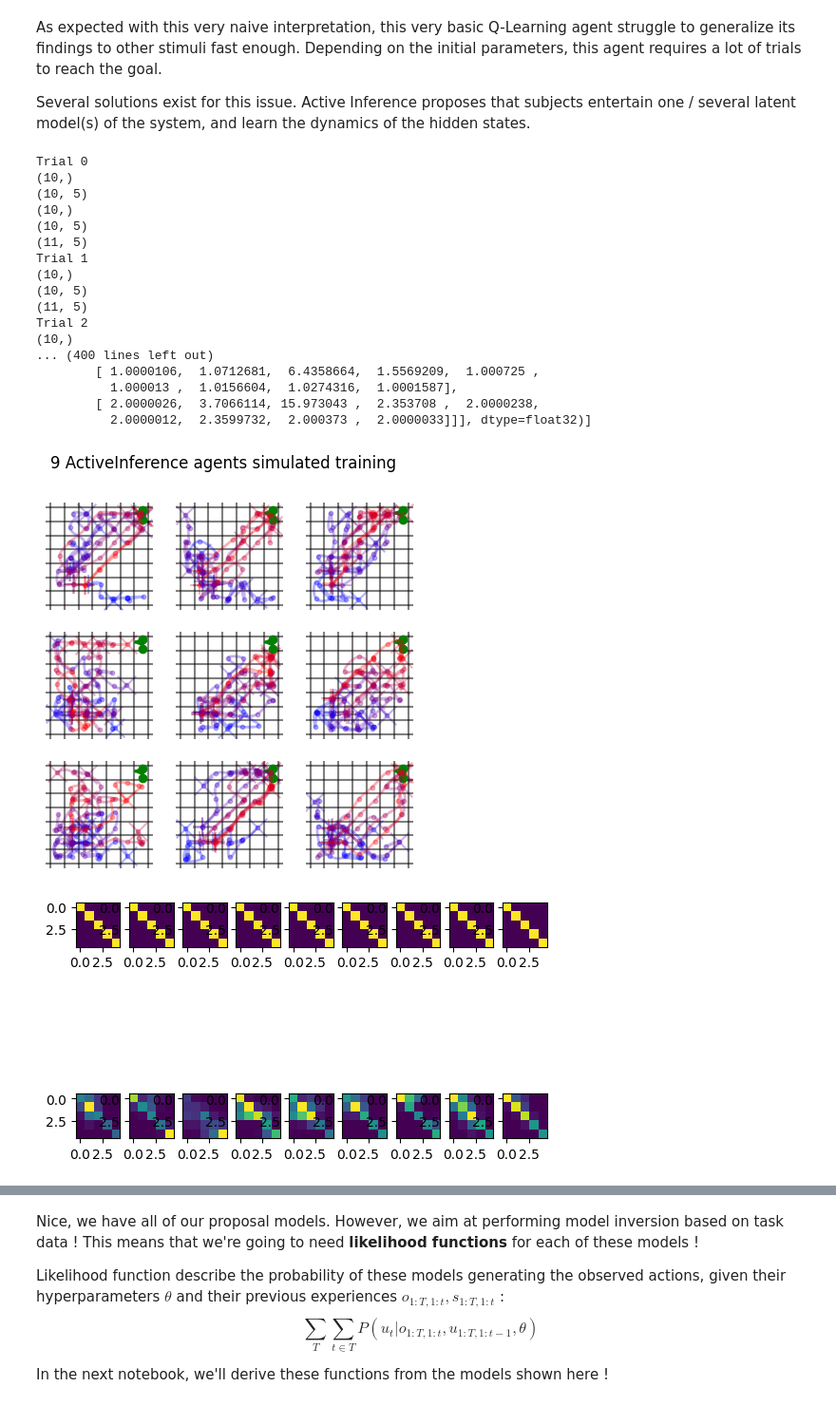
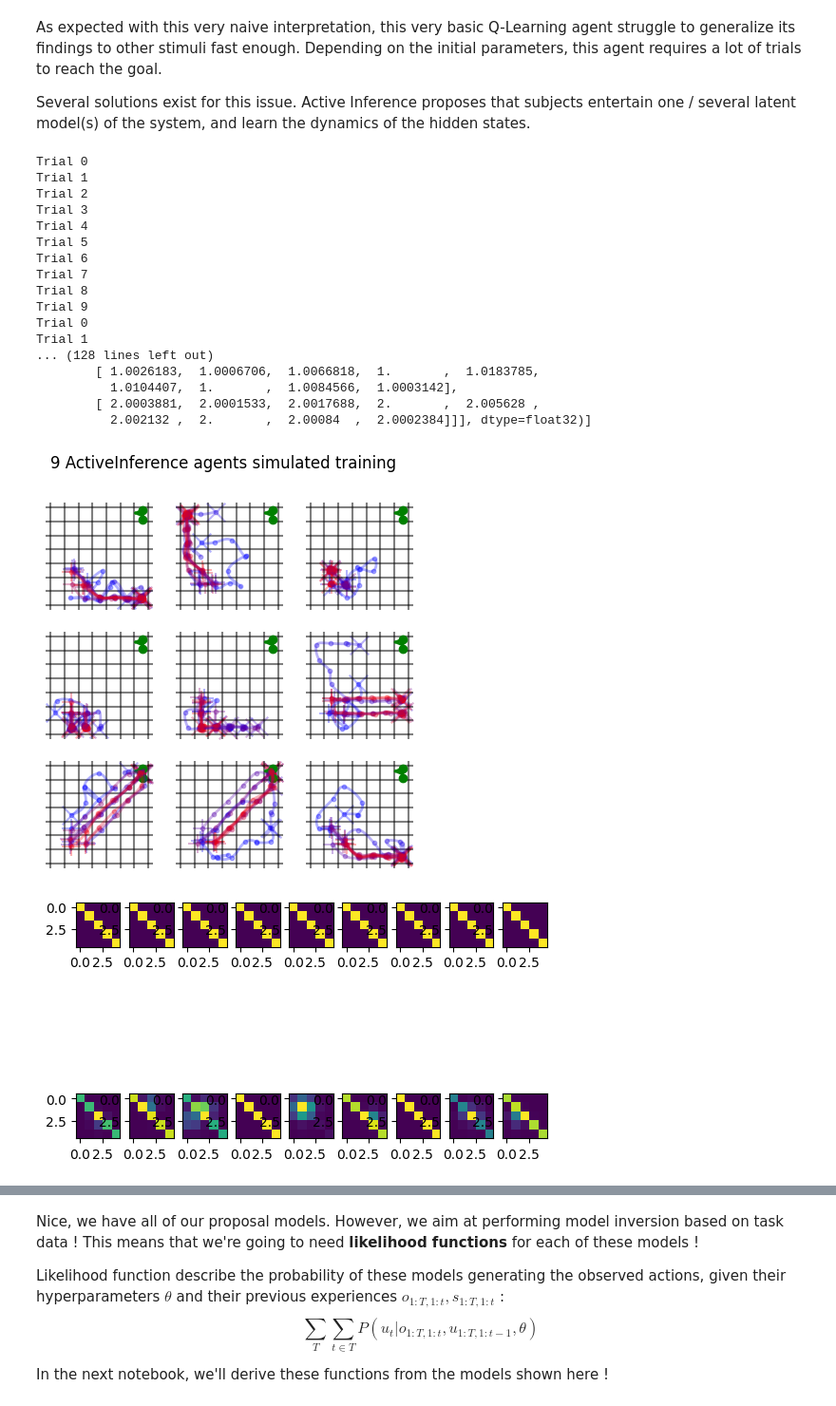
Before and after one commit to Erresthor/Behavioural_analog_to_BCI_training, a Jupyter notebook: computational_modeling_103_proposal_models.ipynb, the cells around one changed output, grey strips where cells are left out. Shown at 95% size. Saved outputs shown, nothing was run; the diff lists cells and outputs as text; code cells hidden in the pictures.

```diff
--- a/computational_modeling_103_proposal_models.ipynb
+++ b/computational_modeling_103_proposal_models.ipynb
@@ -31,7 +31,7 @@ from simulate.generate_observations import TrainingEnvironment,run_loop,generate
 T = 11
 
 # ENVIRONMENTAL CONSTANTS :
-N_FEEDBACK_OUTCOMES = 10
+N_FEEDBACK_OUTCOMES = 50
 TRUE_FEEDBACK_STD = 0.15
 GRID_SIZE = (7,7)
 START_COORD = [[5,1],[5,2],[4,1]]
@@ -305,11 +305,11 @@ aif_1d_constants = {
     # Latent state space structure
     "Ns_latent":5,      # For 1D
     # Action discretization:
-    "N_actions_distance" :3,
-    "N_actions_position" :9,
-    "N_actions_angle" :9,
+    "N_actions" :9,
 
-    "Th" : 3
+    "Th" : 3,
+
+    "learn_e" : True
 }
 
 aif_1d_params = {
@@ -327,6 +327,7 @@ aif_1d_params = {
     "emission_stickiness" : 100.0,
 
     "reward_seeking" : 10.0,
+    "habits_learning_rate" : 1.0,
 
     "action_selection_temperature" : 10.0,
 }
@@ -337,49 +338,49 @@ NTRIALS = 10
 fig,axs = plt.subplots(3,3,sharex=True,sharey=True,figsize= (5,5))
 fig.suptitle("9 ActiveInference agents simulated training")
 
 for ax in axs.reshape(-1):
     # In : an agent based on some hyperparameters :
     SEED = np.random.randint(1000)
 
     params_final,training_hist = run_loop(env,active_inference_basic_1D(aif_1d_params,aif_1d_constants),SEED,NTRIALS)
 
     simulated_states = np.array(training_hist["env_states"])
     # simulated_states = simulated_states[100:,...]
 
     plot_training(ax,simulated_states,GRID_SIZE,END_COORD,line_width=2,alpha=0.3)
 
 
 a,b,c,d,e,u = params_final
 nu = u.shape[0]
 
 fig,axs = plt.subplots(2,nu)
 print(b)
 for act in range(nu):
     ax = axs[0,act]
     ax.imshow(b0[0][...,act])
 
     ax = axs[1,act]
     ax.imshow(b[0][...,act])
 # %% [output]
 Trial 0
-(10,)
-(10, 5)
-(10,)
-(10, 5)
-(11, 5)
 Trial 1
-(10,)
-(10, 5)
-(11, 5)
 Trial 2
-(10,)
-... (400 lines left out)
-        [ 1.0000106,  1.0712681,  6.4358664,  1.5569209,  1.000725 ,
-          1.000013 ,  1.0156604,  1.0274316,  1.0001587],
-        [ 2.0000026,  3.7066114, 15.973043 ,  2.353708 ,  2.0000238,
-          2.0000012,  2.3599732,  2.000373 ,  2.0000033]]], dtype=float32)]
+Trial 3
+Trial 4
+Trial 5
+Trial 6
+Trial 7
+Trial 8
+Trial 9
+Trial 0
+Trial 1
+... (128 lines left out)
+        [ 1.0026183,  1.0006706,  1.0066818,  1.       ,  1.0183785,
+          1.0104407,  1.       ,  1.0084566,  1.0003142],
+        [ 2.0003881,  2.0001533,  2.0017688,  2.       ,  2.005628 ,
+          2.002132 ,  2.       ,  2.00084  ,  2.0002384]]], dtype=float32)]
-[figure, old version]
+[figure, new version]
-[figure, old version]
+[figure, new version]
 # %%
 from agents import active_inference_basic_1D
 
```
Also changed, not shown: parts of 7 cells of this notebook, 25 other files.
